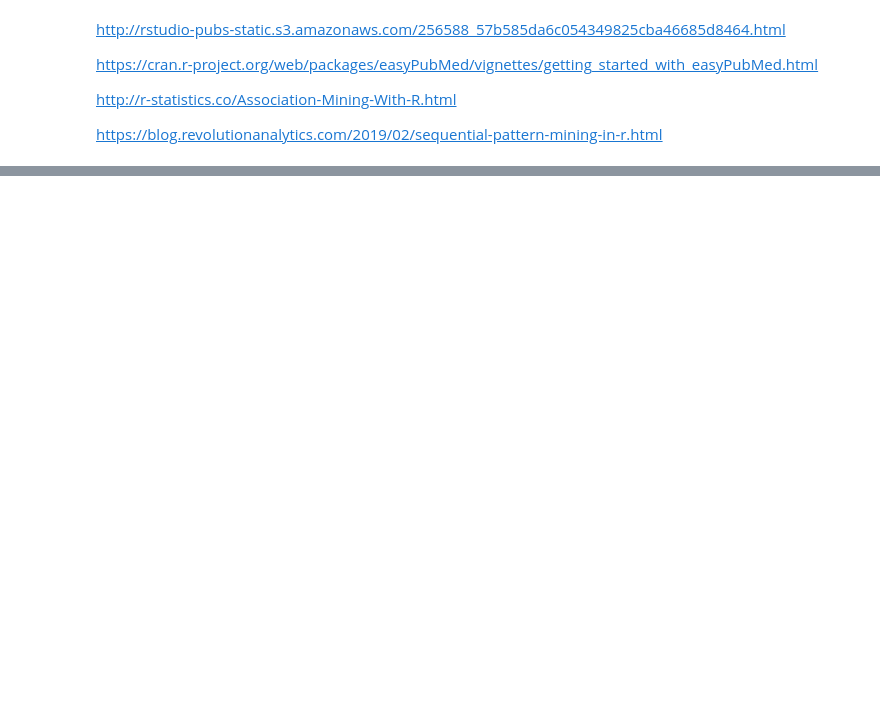
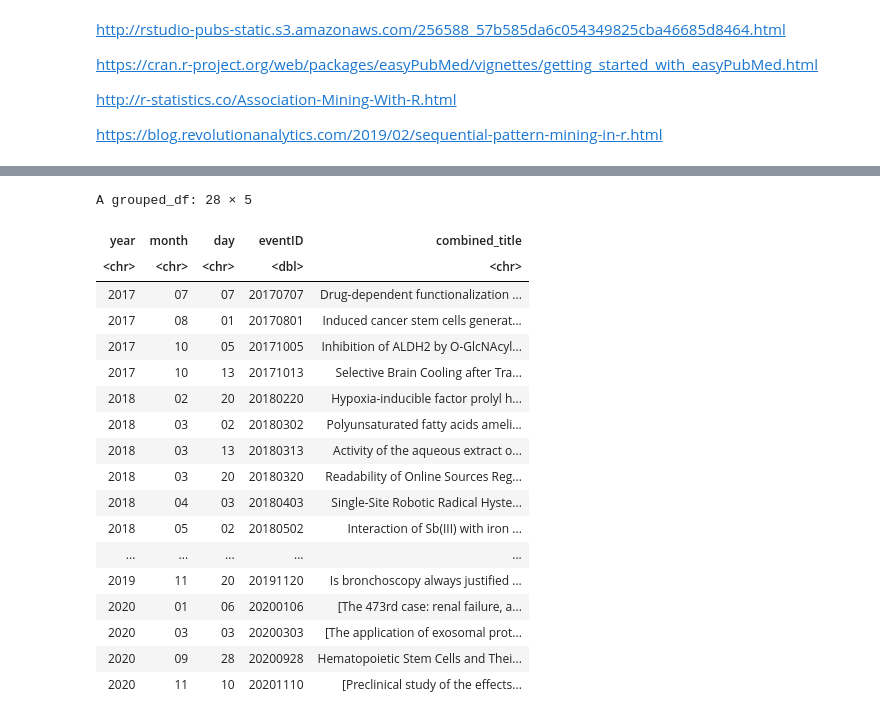
Before and after one commit to GuptaNavdeep1983/CS688, a Jupyter notebook: Assignment7.ipynb, the cells around one changed output, grey strips where cells are left out. Saved outputs shown, nothing was run; the diff lists cells and outputs as text; code cells hidden in the pictures; blank space fills up the shorter version.

```diff
--- a/Assignment7.ipynb
+++ b/Assignment7.ipynb
@@ -28 +109,26 @@ full_df <- do.call(rbind, xx)
+# %%
+# grouped_years <- data.frame(lapply(grouped_years, as.factor))
+unique_groups = unique(grouped_years)
+# %%
+unique_groups
+# %% [output]
+A grouped_df: 28 × 5
+| year | month | day | eventID | combined_title |
+| <chr> | <chr> | <chr> | <dbl> | <chr> |
+| 2017 | 07 | 07 | 20170707 | Drug-dependent functionalization ... |
+| 2017 | 08 | 01 | 20170801 | Induced cancer stem cells generat... |
+| 2017 | 10 | 05 | 20171005 | Inhibition of ALDH2 by O-GlcNAcyl... |
+| 2017 | 10 | 13 | 20171013 | Selective Brain Cooling after Tra... |
+| 2018 | 02 | 20 | 20180220 | Hypoxia-inducible factor prolyl h... |
+| 2018 | 03 | 02 | 20180302 | Polyunsaturated fatty acids ameli... |
+| 2018 | 03 | 13 | 20180313 | Activity of the aqueous extract o... |
+| 2018 | 03 | 20 | 20180320 | Readability of Online Sources Reg... |
+| 2018 | 04 | 03 | 20180403 | Single-Site Robotic Radical Hyste... |
+| 2018 | 05 | 02 | 20180502 | Interaction of Sb(III) with iron ... |
+| ... | ... | ... | ... | ... |
+| 2019 | 11 | 20 | 20191120 | Is bronchoscopy always justified ... |
+| 2020 | 01 | 06 | 20200106 | [The 473rd case: renal failure, a... |
+| 2020 | 03 | 03 | 20200303 | [The application of exosomal prot... |
+| 2020 | 09 | 28 | 20200928 | Hematopoietic Stem Cells and Thei... |
+| 2020 | 11 | 10 | 20201110 | [Preclinical study of the effects... |
 # %%
```
Also changed, not shown: parts of 19 cells of this notebook.
